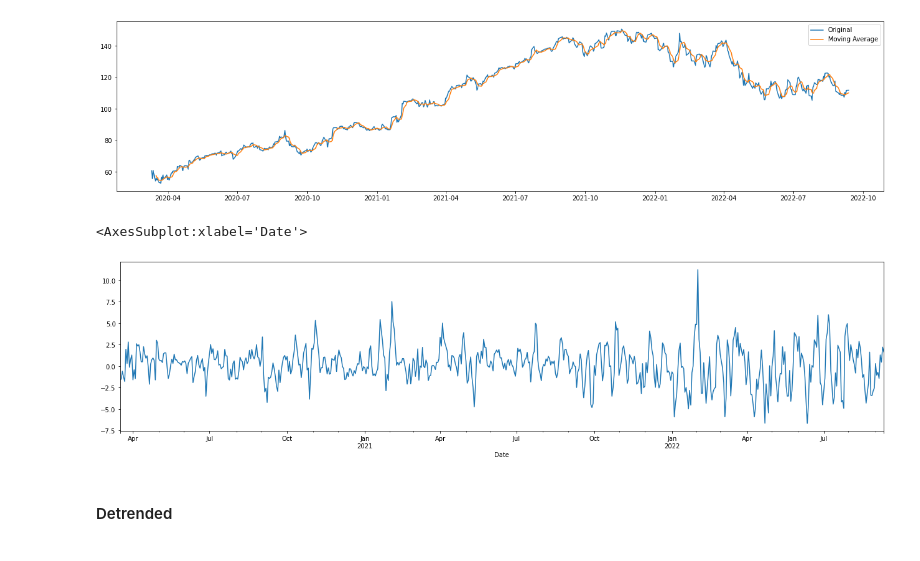
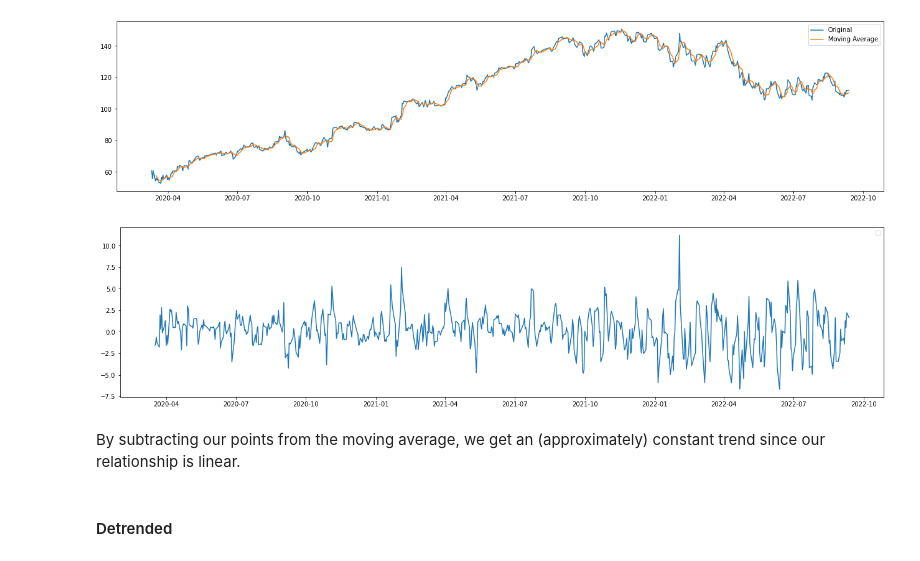
Before and after one commit to Zaki171/Google-Stock-Analysis-and-Predictions, a Jupyter notebook: google-stock-prices-eda.ipynb, the cells around one changed output. Cells and saved outputs as stored; diff of their text form; code cells hidden in the pictures.

```diff
--- a/google-stock-prices-eda.ipynb
+++ b/google-stock-prices-eda.ipynb
@@ -521,11 +526,15 @@ plt.show()
 # %%
 plt.figure(figsize=(22,5))
 diff = X - moving_average
 diff.dropna(inplace = True)
-diff.plot()
+plt.plot(diff)
+plt.legend()
+plt.show()
+#diff.plot()
 # %% [output]
-<AxesSubplot:xlabel='Date'>
-[figure, old version]
+[figure, new version]
+# %% [markdown]
+By subtracting our points from the moving average, we get an (approximately) constant trend since our relationship is linear.
 # %% [markdown]
 #### Detrended
 # %%
```
Also changed, not shown: parts of 6 cells of this notebook.
